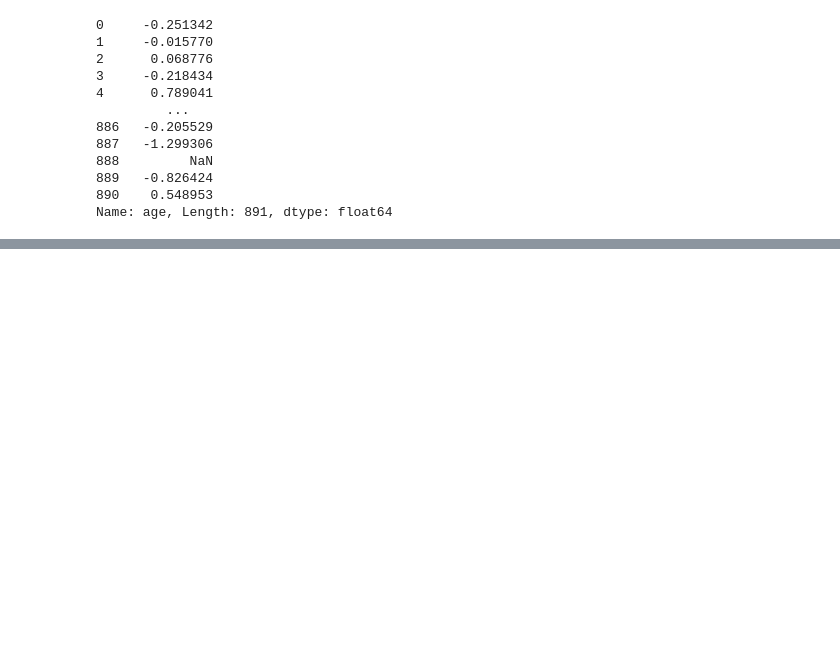
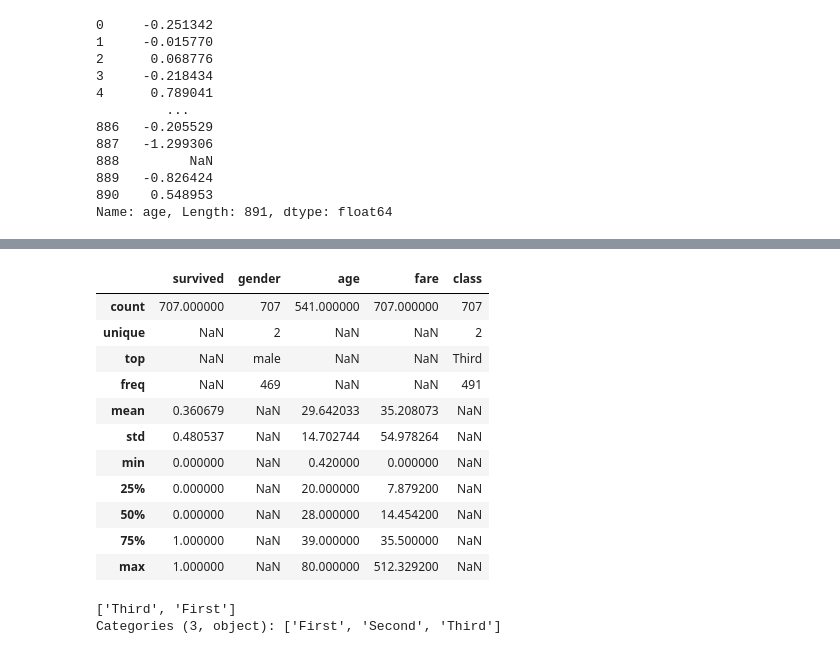
Before and after one commit to leekyuyoung20221226/python, a Jupyter notebook: 19일차.ipynb, the cells around one changed output, grey strips where cells are left out. Saved outputs shown, nothing was run; the diff lists cells and outputs as text; code cells hidden in the pictures; blank space fills up the shorter version.

```diff
--- a/19일차.ipynb
+++ b/19일차.ipynb
@@ -373,0 +379,3 @@ Name: age, Length: 891, dtype: float64
+# %%
+gruped_filter =  grouped.filter(lambda x : len(x) >= 200)
+gruped_filter.head()
@@ -373,0 +389,20 @@ Name: age, Length: 891, dtype: float64
+# %%
+gruped_filter.describe(include='all')
+# %% [output]
+|  | survived | gender | age | fare | class |
+| count | 707.000000 | 707 | 541.000000 | 707.000000 | 707 |
+| unique | NaN | 2 | NaN | NaN | 2 |
+| top | NaN | male | NaN | NaN | Third |
+| freq | NaN | 469 | NaN | NaN | 491 |
+| mean | 0.360679 | NaN | 29.642033 | 35.208073 | NaN |
+| std | 0.480537 | NaN | 14.702744 | 54.978264 | NaN |
+| min | 0.000000 | NaN | 0.420000 | 0.000000 | NaN |
+| 25% | 0.000000 | NaN | 20.000000 | 7.879200 | NaN |
+| 50% | 0.000000 | NaN | 28.000000 | 14.454200 | NaN |
+| 75% | 1.000000 | NaN | 39.000000 | 35.500000 | NaN |
+| max | 1.000000 | NaN | 80.000000 | 512.329200 | NaN |
+# %%
+gruped_filter['class'].unique()
+# %% [output]
+['Third', 'First']
+Categories (3, object): ['First', 'Second', 'Third']
```
Also changed, not shown: parts of 21 cells of this notebook.
